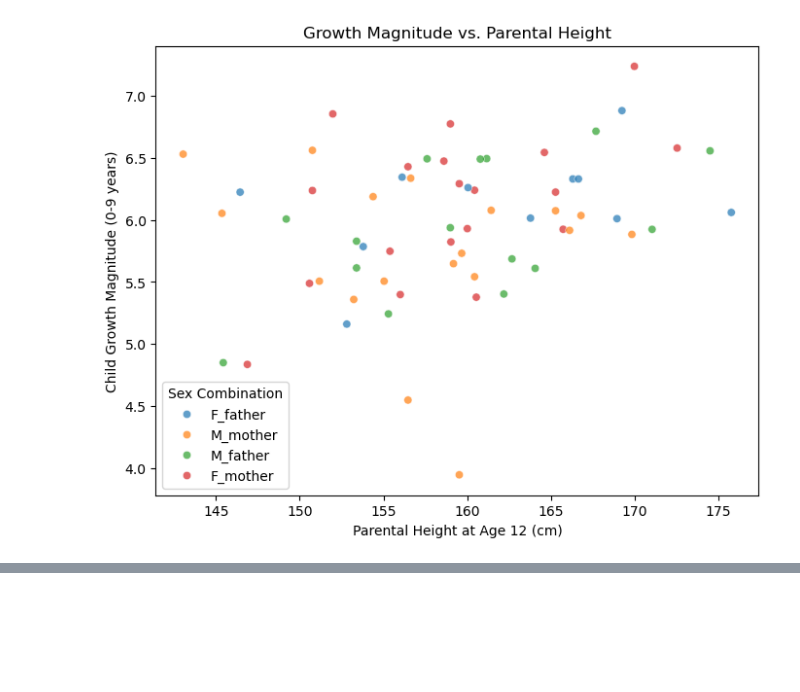
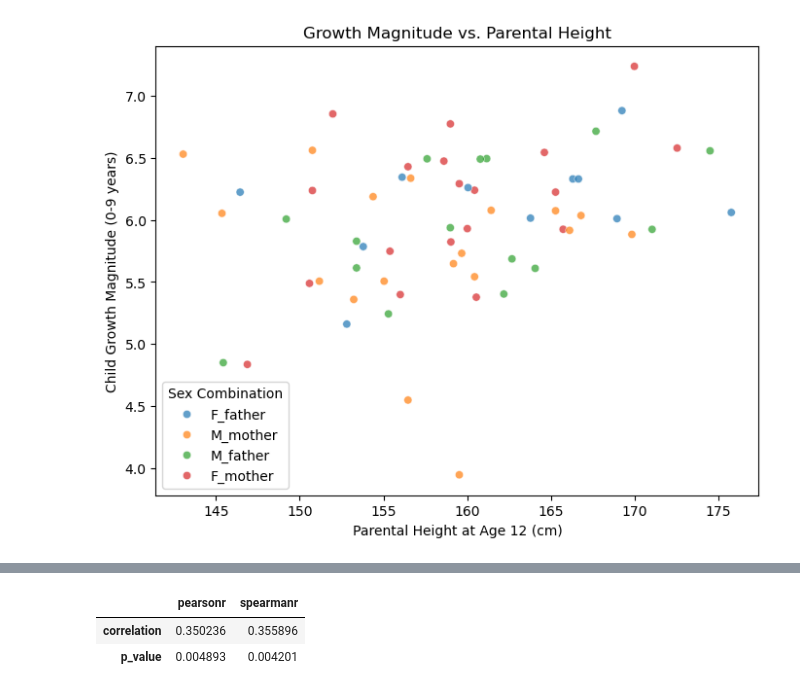
Before and after one commit to aavalose/aliens_height, a Jupyter notebook: final_notebook.ipynb, the cells around one changed output, grey strips where cells are left out. Cells and saved outputs as stored; diff of their text form; code cells hidden in the pictures; blank space fills up the shorter version.

```diff
--- a/final_notebook.ipynb
+++ b/final_notebook.ipynb
@@ -901,0 +982,6 @@ Spearman's correlation: 0.297, p-value: 0.018
+# %%
+correlation_frame
+# %% [output]
+|  | pearsonr | spearmanr |
+| correlation | 0.350236 | 0.355896 |
+| p_value | 0.004893 | 0.004201 |
```
Also changed, not shown: parts of 8 cells of this notebook.
